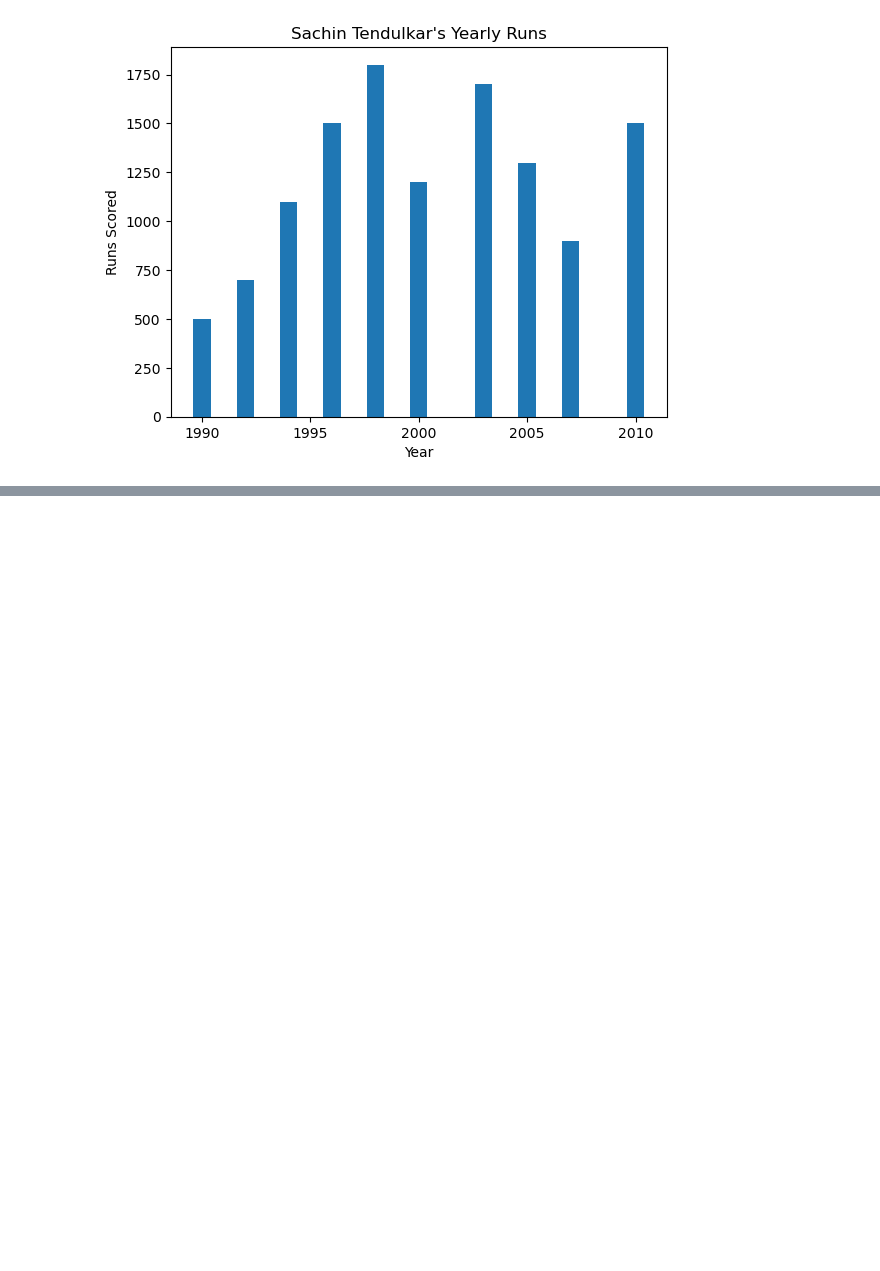
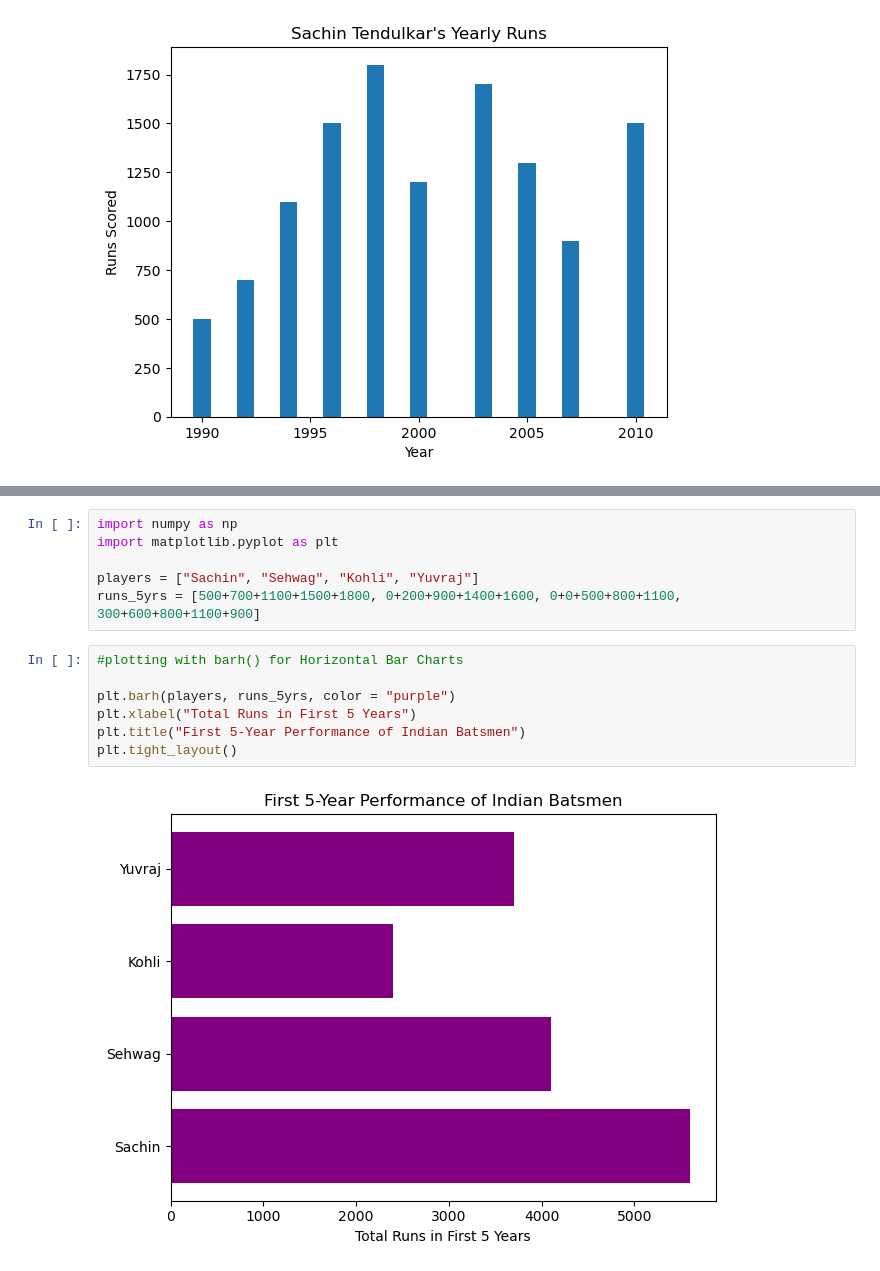
Before and after one commit to nisha-ojha/Introduction-to-Matplotlib, a Jupyter notebook: Bar_Plot.ipynb, the cells around one changed output, grey strips where cells are left out. Saved outputs shown, nothing was run; the diff lists cells and outputs as text; blank space fills up the shorter version.

```diff
--- a/Bar_Plot.ipynb
+++ b/Bar_Plot.ipynb
@@ -34,0 +39,15 @@ NameError: name 'years' is not defined
+# %%
+import numpy as np
+import matplotlib.pyplot as plt
+
+players = ["Sachin", "Sehwag", "Kohli", "Yuvraj"]
+runs_5yrs = [500+700+1100+1500+1800, 0+200+900+1400+1600, 0+0+500+800+1100, 300+600+800+1100+900]
+# %%
+#plotting with barh() for Horizontal Bar Charts
+
+plt.barh(players, runs_5yrs, color = "purple")
+plt.xlabel("Total Runs in First 5 Years")
+plt.title("First 5-Year Performance of Indian Batsmen")
+plt.tight_layout()
+# %% [output]
+[figure, added]
```
Also changed, not shown: parts of 2 cells of this notebook.
